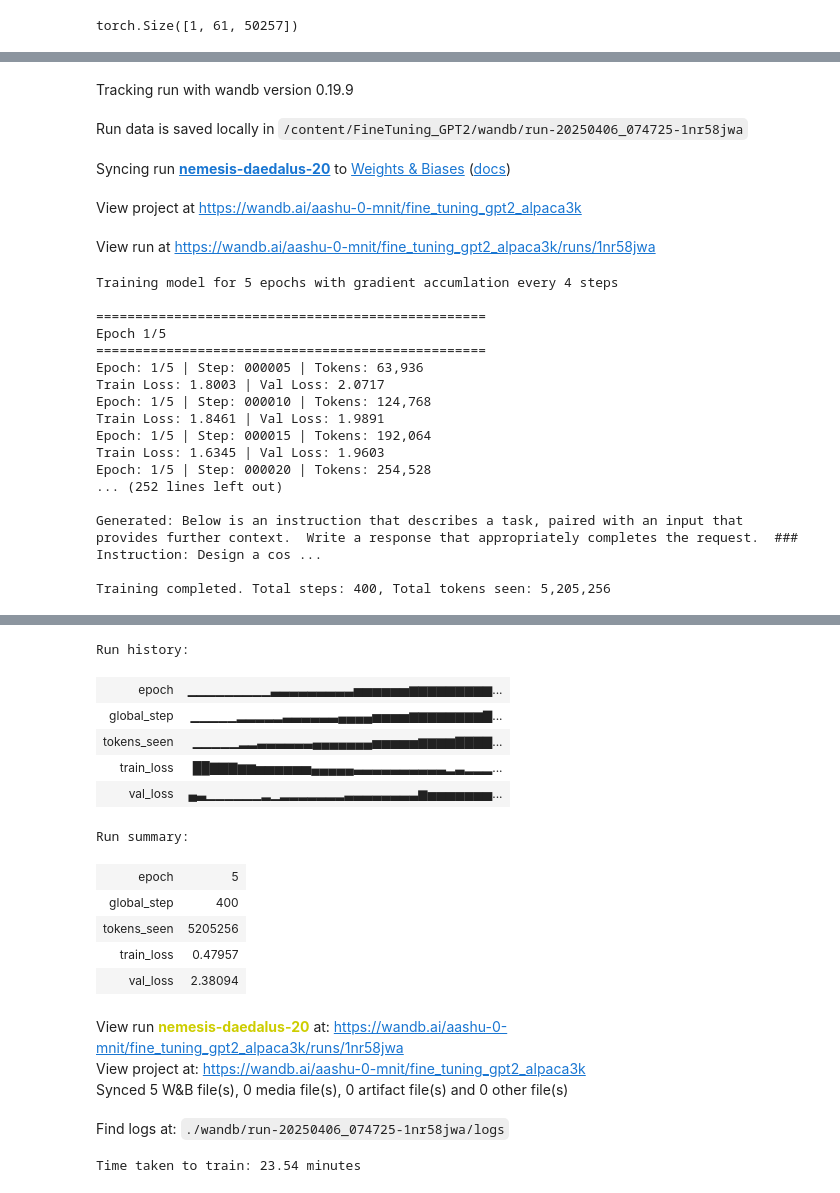
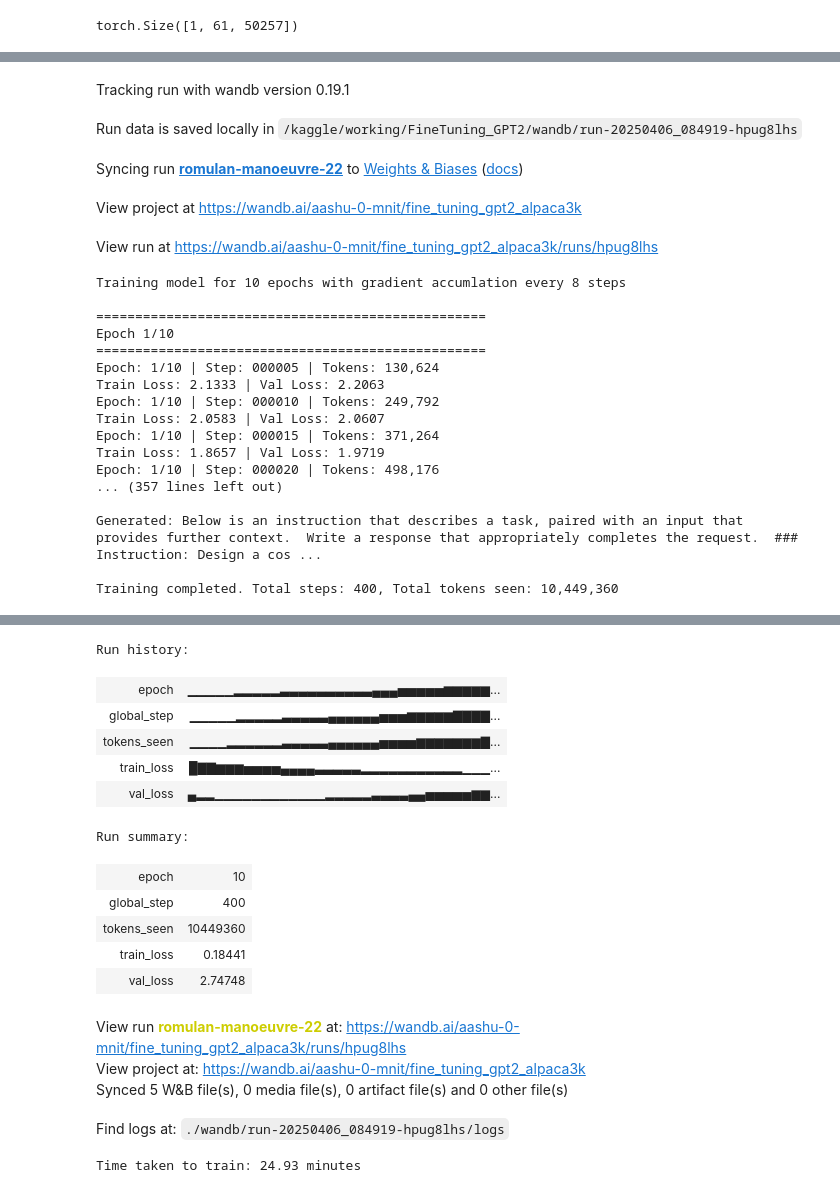
Before and after one commit to aashu-0/FineTuning_GPT2, a Jupyter notebook: fine_tune/play_finetuning.ipynb, the cells around one changed output, grey strips where cells are left out. Cells and saved outputs as stored; diff of their text form; code cells hidden in the pictures.

Commit message:
Kaggle Notebook | play_finetuning | Version 1

```diff
--- a/fine_tune/play_finetuning.ipynb
+++ b/fine_tune/play_finetuning.ipynb
@@ -351,8 +373,8 @@ from fine_tune.config import TrainingConfig
 import time
 
 train_config = TrainingConfig(
-    num_epochs =5,
-    grad_accum_step=4,
+    num_epochs =10,
+    grad_accum_steps=8,
     batch_size=8,
     wandb_project = 'fine_tuning_gpt2_alpaca3k')
 
@@ -362,61 +384,61 @@ torch.manual_seed(123)
 optimizer = torch.optim.AdamW(
     model.parameters(),
     lr=0.0005,
     weight_decay=0.1)
 
 train_losses, val_losses, track_tokens_seen = train_model_with_samples(
     model,
     train_loader,
     val_loader,
     optimizer,
     start_context= format_input(val_data[0]),
     device= device,
     tokenizer= tokenizer,
     config= train_config
 )
 
 end_time = time.time()
 
 time_in_mins = (end_time - start_time)/60
 print(f'Time taken to train: {time_in_mins:.2f} minutes')
 # %% [output]
-Tracking run with wandb version 0.19.9
+Tracking run with wandb version 0.19.1
-Run data is saved locally in /content/FineTuning_GPT2/wandb/run-20250406_074725-1nr58jwa
+Run data is saved locally in /kaggle/working/FineTuning_GPT2/wandb/run-20250406_084919-hpug8lhs
-Syncing run nemesis-daedalus-20 to Weights & Biases (docs)
+Syncing run romulan-manoeuvre-22 to Weights & Biases (docs)
 View project at https://wandb.ai/aashu-0-mnit/fine_tuning_gpt2_alpaca3k
-View run at https://wandb.ai/aashu-0-mnit/fine_tuning_gpt2_alpaca3k/runs/1nr58jwa
+View run at https://wandb.ai/aashu-0-mnit/fine_tuning_gpt2_alpaca3k/runs/hpug8lhs
-Training model for 5 epochs with gradient accumlation every 4 steps
+Training model for 10 epochs with gradient accumlation every 8 steps
 
 ==================================================
-Epoch 1/5
+Epoch 1/10
 ==================================================
-Epoch: 1/5 | Step: 000005 | Tokens: 63,936
-Train Loss: 1.8003 | Val Loss: 2.0717
-Epoch: 1/5 | Step: 000010 | Tokens: 124,768
-Train Loss: 1.8461 | Val Loss: 1.9891
-Epoch: 1/5 | Step: 000015 | Tokens: 192,064
-Train Loss: 1.6345 | Val Loss: 1.9603
-Epoch: 1/5 | Step: 000020 | Tokens: 254,528
-... (252 lines left out)
+Epoch: 1/10 | Step: 000005 | Tokens: 130,624
+Train Loss: 2.1333 | Val Loss: 2.2063
+Epoch: 1/10 | Step: 000010 | Tokens: 249,792
+Train Loss: 2.0583 | Val Loss: 2.0607
+Epoch: 1/10 | Step: 000015 | Tokens: 371,264
+Train Loss: 1.8657 | Val Loss: 1.9719
+Epoch: 1/10 | Step: 000020 | Tokens: 498,176
+... (357 lines left out)
 
 Generated: Below is an instruction that describes a task, paired with an input that provides further context.  Write a response that appropriately completes the request.  ### Instruction: Design a cos ...
 
-Training completed. Total steps: 400, Total tokens seen: 5,205,256
+Training completed. Total steps: 400, Total tokens seen: 10,449,360
 [interactive output not drawn]
 Run history:
-| epoch | ▁▁▁▁▁▁▁▁▁▃▃▃▃▃▃▃▃▃▅▅▅▅▅▅▆▆▆▆▆▆▆▆▆... |
-| global_step | ▁▁▁▁▁▂▂▂▂▂▃▃▃▃▃▃▄▄▄▄▅▅▅▅▆▆▆▆▆▆▆▆▇... |
-| tokens_seen | ▁▁▁▁▁▂▂▃▃▃▃▃▃▄▄▄▄▄▄▄▅▅▅▅▅▆▆▆▆▇▇▇▇... |
-| train_loss | ██▇▇▇▆▆▅▅▅▅▅▅▄▄▄▄▄▃▃▃▃▃▃▃▃▃▃▂▃▂▂▂... |
-| val_loss | ▄▃▁▁▁▁▁▁▂▁▂▂▂▂▂▂▂▃▃▃▃▃▃▃▃▆▅▅▅▅▅▅▅... |
+| epoch | ▁▁▁▁▁▂▂▂▂▂▃▃▃▃▃▃▃▃▃▃▄▄▄▅▅▅▅▅▆▆▆▆▆... |
+| global_step | ▁▁▁▁▁▂▂▂▂▂▃▃▃▃▃▄▄▄▄▄▄▅▅▅▆▆▆▆▆▇▇▇▇... |
+| tokens_seen | ▁▁▁▁▂▂▂▂▂▂▃▃▃▃▃▄▄▄▄▄▄▅▅▅▅▆▆▆▆▆▆▆▇... |
+| train_loss | █▇▇▆▆▆▅▅▅▅▄▄▄▄▃▃▃▃▃▂▂▂▂▂▂▂▂▂▂▂▁▁▁... |
+| val_loss | ▄▂▂▁▁▁▁▁▁▁▁▁▁▁▁▂▂▂▂▂▃▃▃▃▄▄▅▅▅▅▅▆▆... |
 Run summary:
-| epoch | 5 |
+| epoch | 10 |
 | global_step | 400 |
-| tokens_seen | 5205256 |
-| train_loss | 0.47957 |
-| val_loss | 2.38094 |
+| tokens_seen | 10449360 |
+| train_loss | 0.18441 |
+| val_loss | 2.74748 |
-View run nemesis-daedalus-20 at: https://wandb.ai/aashu-0-mnit/fine_tuning_gpt2_alpaca3k/runs/1nr58jwa
+View run romulan-manoeuvre-22 at: https://wandb.ai/aashu-0-mnit/fine_tuning_gpt2_alpaca3k/runs/hpug8lhs
 View project at: https://wandb.ai/aashu-0-mnit/fine_tuning_gpt2_alpaca3k
 Synced 5 W&B file(s), 0 media file(s), 0 artifact file(s) and 0 other file(s)
-Find logs at: ./wandb/run-20250406_074725-1nr58jwa/logs
+Find logs at: ./wandb/run-20250406_084919-hpug8lhs/logs
-Time taken to train: 23.54 minutes
+Time taken to train: 24.93 minutes
```
Also changed, not shown: parts of 13 cells of this notebook.
